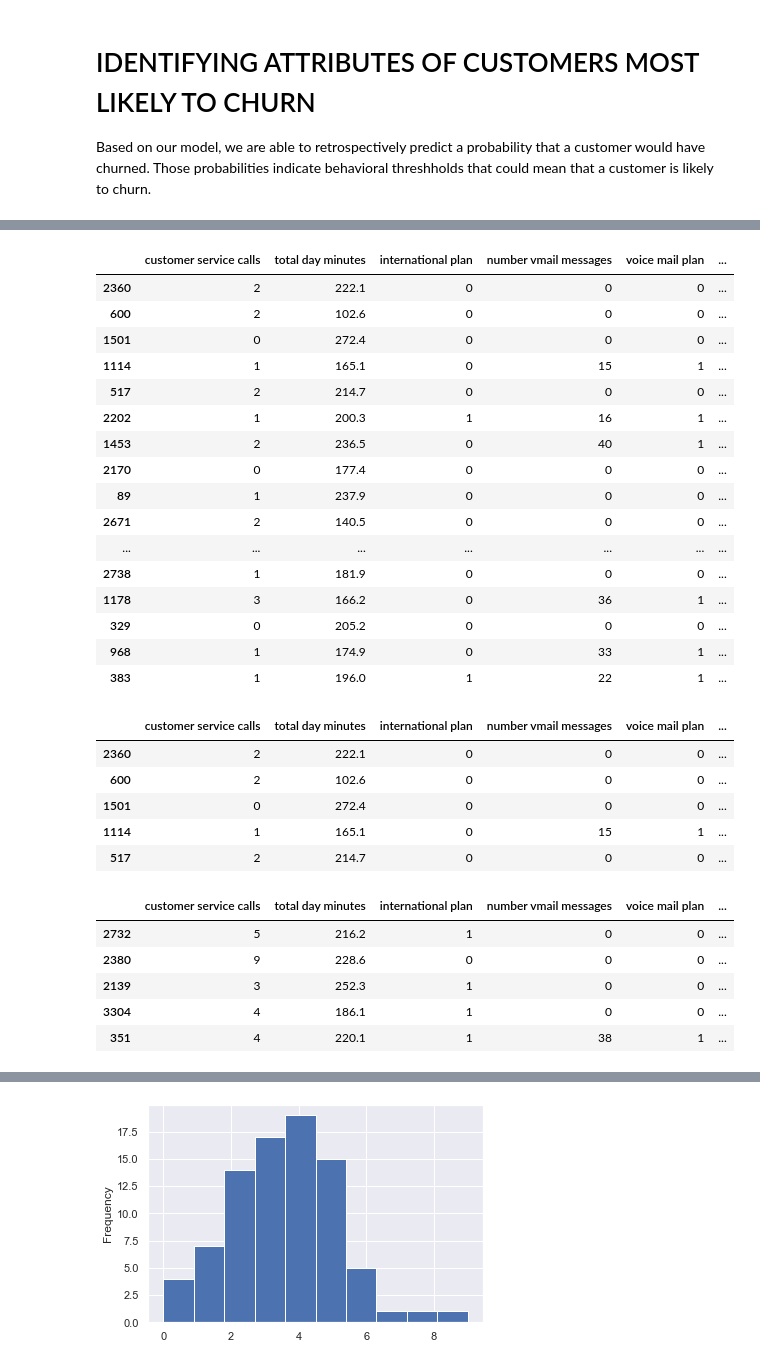
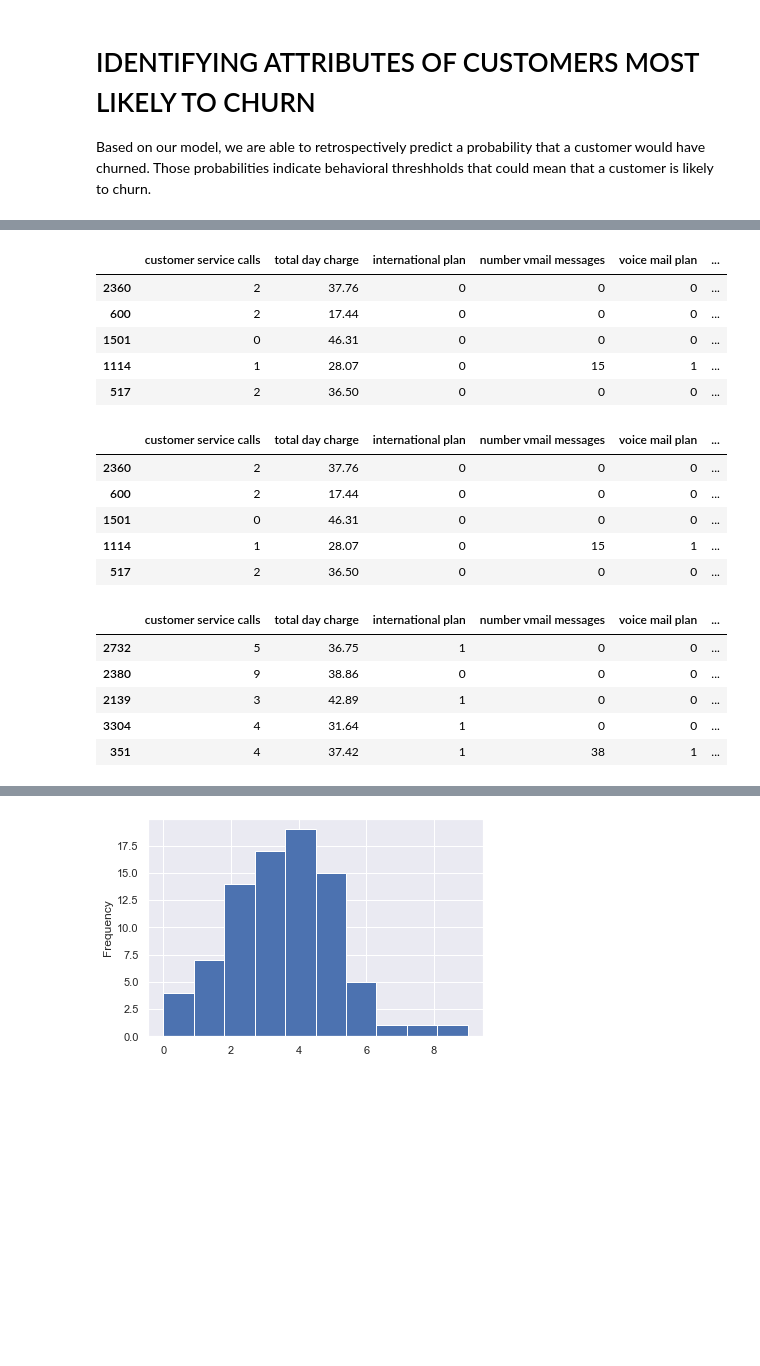
Before and after one commit to jswec/Phase-3-Project, a Jupyter notebook: FinalNotebook.ipynb, the cells around one changed output, grey strips where cells are left out. Cells and saved outputs as stored; diff of their text form; code cells hidden in the pictures; blank space fills up the shorter version.

```diff
--- a/FinalNotebook.ipynb
+++ b/FinalNotebook.ipynb
@@ -843,12 +735,10 @@ final_results = X_test.copy()
 final_results = pd.concat([final_results, y_test], axis=1)
 final_results = pd.DataFrame(final_results)
 final_results = final_results[['customer service calls',
-                               'total day minutes',
+                               'total day charge',
                                'international plan',
                                'number vmail messages',
                                'voice mail plan',
                                'total eve charge',
                                'total intl charge',
                               ]]
-
-final_results
@@ -897,27 +749,16 @@ array([0.53642899, 0.16686357, 0.3464331 , 0.13166987, 0.35454614,
 # %%
 #adding our predictions and the scores to the data frame
 final_results['predictions'] = y_pred
 final_results["propensity to churn %"] = y_pred_probs
 
-final_results
+final_results.head()
 # %% [output]
-|  | customer service calls | total day minutes | international plan | number vmail messages | voice mail plan | ... |
-| 2360 | 2 | 222.1 | 0 | 0 | 0 | ... |
-| 600 | 2 | 102.6 | 0 | 0 | 0 | ... |
-| 1501 | 0 | 272.4 | 0 | 0 | 0 | ... |
-| 1114 | 1 | 165.1 | 0 | 15 | 1 | ... |
-| 517 | 2 | 214.7 | 0 | 0 | 0 | ... |
-| 2202 | 1 | 200.3 | 1 | 16 | 1 | ... |
-| 1453 | 2 | 236.5 | 0 | 40 | 1 | ... |
-| 2170 | 0 | 177.4 | 0 | 0 | 0 | ... |
-| 89 | 1 | 237.9 | 0 | 0 | 0 | ... |
-| 2671 | 2 | 140.5 | 0 | 0 | 0 | ... |
-| ... | ... | ... | ... | ... | ... | ... |
-| 2738 | 1 | 181.9 | 0 | 0 | 0 | ... |
-| 1178 | 3 | 166.2 | 0 | 36 | 1 | ... |
-| 329 | 0 | 205.2 | 0 | 0 | 0 | ... |
-| 968 | 1 | 174.9 | 0 | 33 | 1 | ... |
-| 383 | 1 | 196.0 | 1 | 22 | 1 | ... |
+|  | customer service calls | total day charge | international plan | number vmail messages | voice mail plan | ... |
+| 2360 | 2 | 37.76 | 0 | 0 | 0 | ... |
+| 600 | 2 | 17.44 | 0 | 0 | 0 | ... |
+| 1501 | 0 | 46.31 | 0 | 0 | 0 | ... |
+| 1114 | 1 | 28.07 | 0 | 15 | 1 | ... |
+| 517 | 2 | 36.50 | 0 | 0 | 0 | ... |
 # %%
 #calculating probability for a customer's propensity to churn
 final_results['propensity to churn %'] = final_results["propensity to churn %"]*100
@@ -928,21 +769,21 @@ final_results["propensity to churn %"]=final_results["propensity to churn %"].ro
 final_results ['ranking'] = pd.qcut(final_results['propensity to churn %'].rank(method = 'first'),10,labels=range(10,0,-1))
 final_results.head()
 # %% [output]
-|  | customer service calls | total day minutes | international plan | number vmail messages | voice mail plan | ... |
-| 2360 | 2 | 222.1 | 0 | 0 | 0 | ... |
-| 600 | 2 | 102.6 | 0 | 0 | 0 | ... |
-| 1501 | 0 | 272.4 | 0 | 0 | 0 | ... |
-| 1114 | 1 | 165.1 | 0 | 15 | 1 | ... |
-| 517 | 2 | 214.7 | 0 | 0 | 0 | ... |
+|  | customer service calls | total day charge | international plan | number vmail messages | voice mail plan | ... |
+| 2360 | 2 | 37.76 | 0 | 0 | 0 | ... |
+| 600 | 2 | 17.44 | 0 | 0 | 0 | ... |
+| 1501 | 0 | 46.31 | 0 | 0 | 0 | ... |
+| 1114 | 1 | 28.07 | 0 | 15 | 1 | ... |
+| 517 | 2 | 36.50 | 0 | 0 | 0 | ... |
 # %%
 #new df with only priority 1 customers
 priority1 = final_results[(final_results['ranking'] == 1)]
 pd.set_option('display.max_rows', None)
 priority1.sort_values(by=['propensity to churn %'], ascending=False).head()
 # %% [output]
-|  | customer service calls | total day minutes | international plan | number vmail messages | voice mail plan | ... |
-| 2732 | 5 | 216.2 | 1 | 0 | 0 | ... |
-| 2380 | 9 | 228.6 | 0 | 0 | 0 | ... |
-| 2139 | 3 | 252.3 | 1 | 0 | 0 | ... |
-| 3304 | 4 | 186.1 | 1 | 0 | 0 | ... |
-| 351 | 4 | 220.1 | 1 | 38 | 1 | ... |
+|  | customer service calls | total day charge | international plan | number vmail messages | voice mail plan | ... |
+| 2732 | 5 | 36.75 | 1 | 0 | 0 | ... |
+| 2380 | 9 | 38.86 | 0 | 0 | 0 | ... |
+| 2139 | 3 | 42.89 | 1 | 0 | 0 | ... |
+| 3304 | 4 | 31.64 | 1 | 0 | 0 | ... |
+| 351 | 4 | 37.42 | 1 | 38 | 1 | ... |
```
Also changed, not shown: parts of 39 cells of this notebook.
